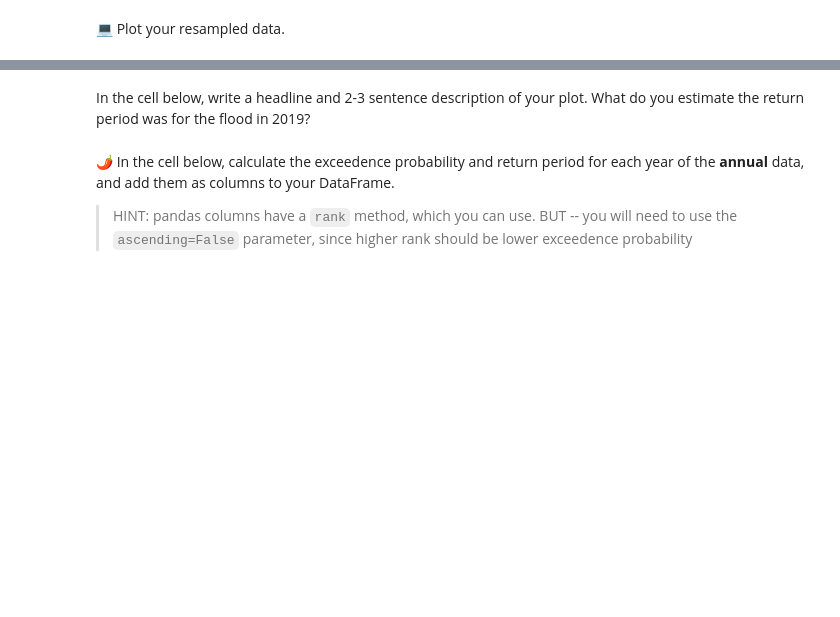
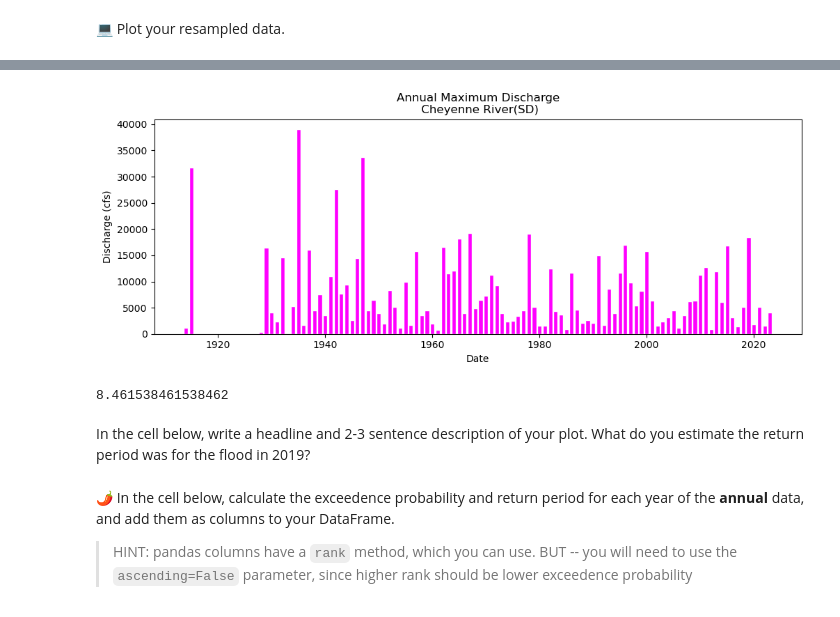
Before and after one commit to AmberLx17/time-series-data-AmberLx17, a Jupyter notebook: stars-02-time-series.ipynb, the cells around one changed output, grey strips where cells are left out. Cells and saved outputs as stored; diff of their text form; code cells hidden in the pictures; blank space fills up the shorter version.

```diff
--- a/stars-02-time-series.ipynb
+++ b/stars-02-time-series.ipynb
@@ -621,3 +648,29 @@ raise NotImplementedError()
+# %%
+# Create figure and plot space
+fig, ax = plt.subplots(figsize=(12, 4))
+
+# Add x-axis and y-axis
+ax.bar(ann_max_discharge.index.year.values,
+       ann_max_discharge['Discharge'],
+       color='fuchsia',
+       edgecolor='white')
+
+# Set title and labels for axes
+ax.set(xlabel="Date",
+       ylabel="Discharge (cfs)",
+       title="Annual Maximum Discharge\n Cheyenne River(SD)")
+# Define the date format
+#date_form = DateFormatter("%m-%d")
+#ax.xaxis.set_major_formatter(date_form)
+
+plt.show()
+# %% [output]
+[figure, added]
+# %%
+# rough estimate of the return period
+1/(13/110)
+# %% [output]
+8.461538461538462
 # %% [markdown]
 In the cell below, write a headline and 2-3 sentence description of your plot. What do you estimate the return period was for the flood in 2019?
 # %% [markdown]
```
Also changed, not shown: parts of 11 cells of this notebook.
